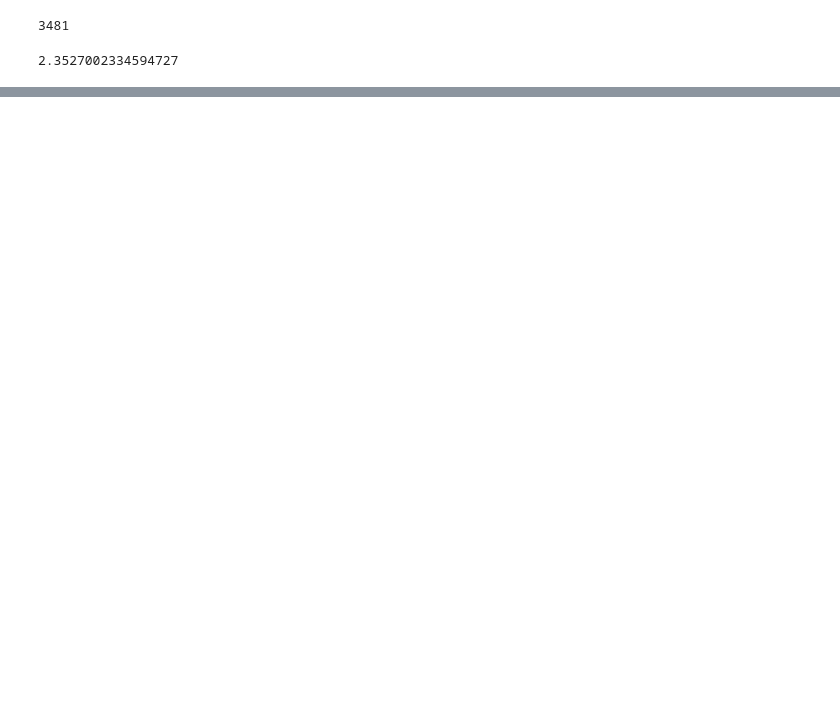
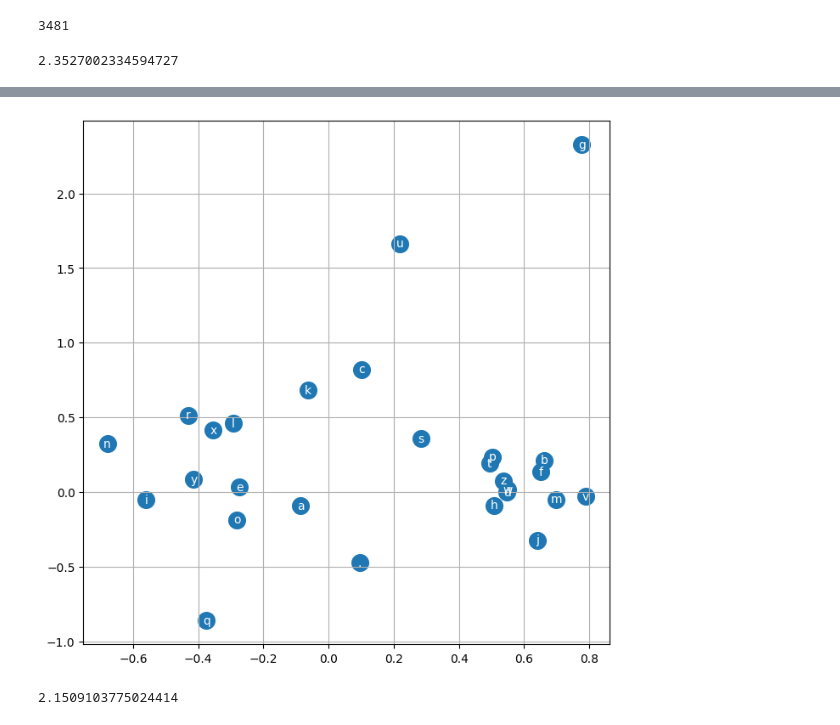
Before and after one commit to sganguly3000ai/makemore, a Jupyter notebook: makemore_02.ipynb, the cells around one changed output, grey strips where cells are left out. Saved outputs shown, nothing was run; the diff lists cells and outputs as text; code cells hidden in the pictures; blank space fills up the shorter version.

```diff
--- a/makemore_02.ipynb
+++ b/makemore_02.ipynb
@@ -280,0 +315,13 @@ torch.Size([142960, 100])
+# %%
+# looks like making the size of the network larger did not make much difference
+# so let visualize how the character embedings are looking after the training
+# in the plot we see that the model has learned somewhat and there are some clustering of the characters
+# the characters are not all over the place
+# so now we will increase the dimensions of the embedding C
+plt.figure(figsize=(8,8))
+plt.scatter(C[:,0].data, C[:,1].data, s=200)
+for i in range(C.shape[0]):
+  plt.text(C[i,0].item(), C[i,1].item(), itos[i], ha="center", va="center", color="white")
+plt.grid('minor')
+# %% [output]
+[figure, added]
@@ -280,0 +346,45 @@ torch.Size([142960, 100])
+# %%
+
+
+# train model use Xtr but a nn with the hideen layer having 300 neurons
+
+
+for p in parameters:
+  p.requires_grad = True
+
+for i in range(50000):
+
+  # minibatch construct (pluck 31 samples out of the total number of samples randomly
+
+  ix = torch.randint(0, Xtr.shape[0], (31,))
+
+
+  # forward pass
+  emb     = C[Xtr[ix]]                              # shape is 31, 3, 2
+  h       = torch.tanh(emb.view(-1,30) @ W1 + b1)   # shape is 31, 200
+  logits  = h @ W2 + b2                             # shape is 31, 27 (27 possible outputs for 27 lowercase english characters)
+  # counts  = logits.exp()
+  # probs   = counts / counts.sum(1, keepdims = True)
+  # loss    = -probs[torch.arange(num_of_labels),Y].log().mean()
+  loss = F.cross_entropy(logits, Ytr[ix])
+
+  # backward pass
+  for p in parameters:
+    p.grad = None
+  loss.backward()
+  # gradient update
+  for p in parameters:
+    #lr        = lrs[i]
+    p.data   += -0.01 * p.grad
+
+
+# track stats for lr
+#  lri.append(lre[i])
+  stepi.append(i)
+  lossi.append(loss.log10().item())
+
+
+
+print(loss.item())
+# %% [output]
+2.1509103775024414
```
Also changed, not shown: parts of 22 cells of this notebook.
